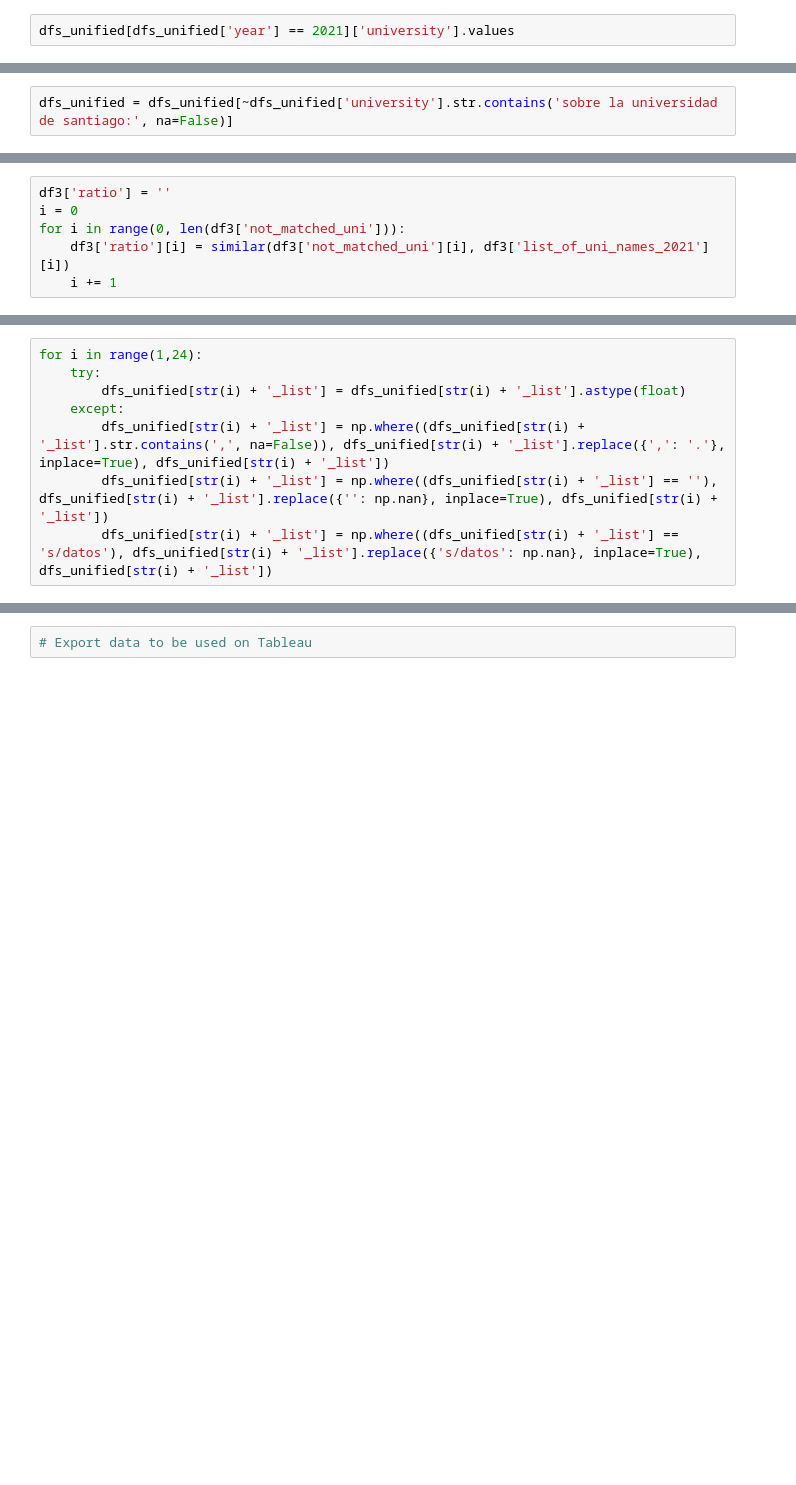
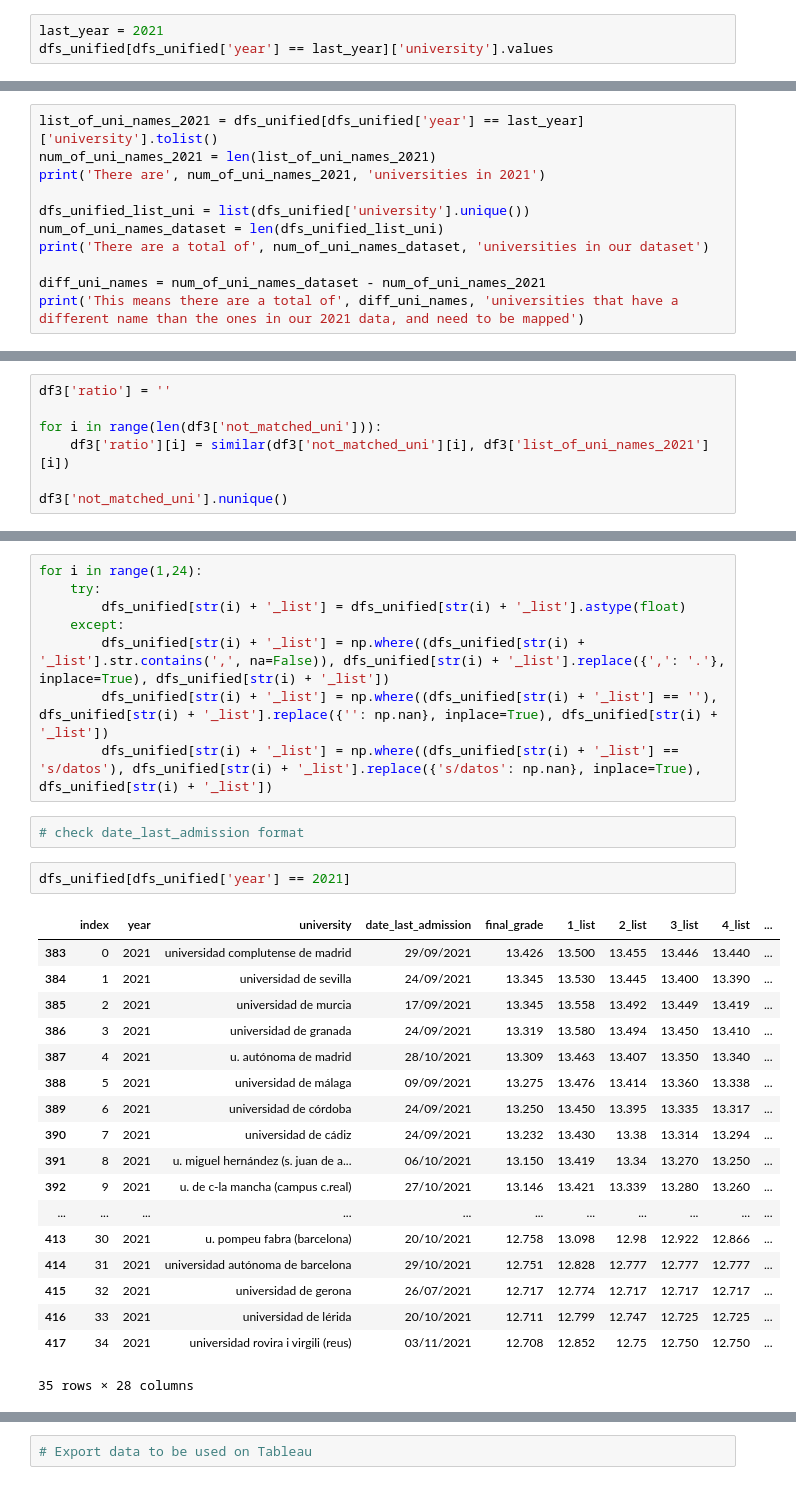
Before and after one commit to MiguelMonederoRubio/MasterDataScience_FinalProject_TFM, a Jupyter notebook: Prediction_Medicine_Selectivity_Scores.ipynb, the cells around one changed output, grey strips where cells are left out. Cells and saved outputs as stored; diff of their text form; blank space fills up the shorter version.

```diff
--- a/Prediction_Medicine_Selectivity_Scores.ipynb
+++ b/Prediction_Medicine_Selectivity_Scores.ipynb
@@ -227,7 +207,8 @@ print(dfs_unified[dfs_unified['university'].isnull()].shape)
 # %%
 dfs_unified['university'] = dfs_unified['university'].str.lower()
 # %%
-dfs_unified[dfs_unified['year'] == 2021]['university'].values
+last_year = 2021
+dfs_unified[dfs_unified['year'] == last_year]['university'].values
 # %% [output]
 array(['universidad complutense de madrid', 'universidad de sevilla',
        'universidad de murcia', 'universidad de granada',
@@ -338,2 +229,0 @@ len(list_of_uni_names_2021)
-# %%
-dfs_unified = dfs_unified[~dfs_unified['university'].str.contains('sobre la universidad de santiago:', na=False)]
@@ -345,0 +230,11 @@ len(dfs_unified_list_uni)
+# %%
+list_of_uni_names_2021 = dfs_unified[dfs_unified['year'] == last_year]['university'].tolist()
+num_of_uni_names_2021 = len(list_of_uni_names_2021)
+print('There are', num_of_uni_names_2021, 'universities in 2021')
+
+dfs_unified_list_uni = list(dfs_unified['university'].unique())
+num_of_uni_names_dataset = len(dfs_unified_list_uni)
+print('There are a total of', num_of_uni_names_dataset, 'universities in our dataset')
+
+diff_uni_names = num_of_uni_names_dataset - num_of_uni_names_2021
+print('This means there are a total of', diff_uni_names, 'universities that have a different name than the ones in our 2021 data, and need to be mapped')
@@ -426,6 +282,7 @@ df3
 # %%
 df3['ratio'] = ''
-i = 0
-for i in range(0, len(df3['not_matched_uni'])):
+
+for i in range(len(df3['not_matched_uni'])):
     df3['ratio'][i] = similar(df3['not_matched_uni'][i], df3['list_of_uni_names_2021'][i])
-    i += 1
+
+df3['not_matched_uni'].nunique()
@@ -575,3 +369,26 @@ for i in range(1,24):
         dfs_unified[str(i) + '_list'] = np.where((dfs_unified[str(i) + '_list'].str.contains(',', na=False)), dfs_unified[str(i) + '_list'].replace({',': '.'}, inplace=True), dfs_unified[str(i) + '_list'])
         dfs_unified[str(i) + '_list'] = np.where((dfs_unified[str(i) + '_list'] == ''), dfs_unified[str(i) + '_list'].replace({'': np.nan}, inplace=True), dfs_unified[str(i) + '_list'])
         dfs_unified[str(i) + '_list'] = np.where((dfs_unified[str(i) + '_list'] == 's/datos'), dfs_unified[str(i) + '_list'].replace({'s/datos': np.nan}, inplace=True), dfs_unified[str(i) + '_list'])
+# %%
+# check date_last_admission format
+# %%
+dfs_unified[dfs_unified['year'] == 2021]
+# %% [output]
+|  | index | year | university | date_last_admission | final_grade | 1_list | 2_list | 3_list | 4_list | ... |
+| 383 | 0 | 2021 | universidad complutense de madrid | 29/09/2021 | 13.426 | 13.500 | 13.455 | 13.446 | 13.440 | ... |
+| 384 | 1 | 2021 | universidad de sevilla | 24/09/2021 | 13.345 | 13.530 | 13.445 | 13.400 | 13.390 | ... |
+| 385 | 2 | 2021 | universidad de murcia | 17/09/2021 | 13.345 | 13.558 | 13.492 | 13.449 | 13.419 | ... |
+| 386 | 3 | 2021 | universidad de granada | 24/09/2021 | 13.319 | 13.580 | 13.494 | 13.450 | 13.410 | ... |
+| 387 | 4 | 2021 | u. autónoma de madrid | 28/10/2021 | 13.309 | 13.463 | 13.407 | 13.350 | 13.340 | ... |
+| 388 | 5 | 2021 | universidad de málaga | 09/09/2021 | 13.275 | 13.476 | 13.414 | 13.360 | 13.338 | ... |
+| 389 | 6 | 2021 | universidad de córdoba | 24/09/2021 | 13.250 | 13.450 | 13.395 | 13.335 | 13.317 | ... |
+| 390 | 7 | 2021 | universidad de cádiz | 24/09/2021 | 13.232 | 13.430 | 13.38 | 13.314 | 13.294 | ... |
+| 391 | 8 | 2021 | u. miguel hernández (s. juan de a... | 06/10/2021 | 13.150 | 13.419 | 13.34 | 13.270 | 13.250 | ... |
+| 392 | 9 | 2021 | u. de c-la mancha (campus c.real) | 27/10/2021 | 13.146 | 13.421 | 13.339 | 13.280 | 13.260 | ... |
+| ... | ... | ... | ... | ... | ... | ... | ... | ... | ... | ... |
+| 413 | 30 | 2021 | u. pompeu fabra (barcelona) | 20/10/2021 | 12.758 | 13.098 | 12.98 | 12.922 | 12.866 | ... |
+| 414 | 31 | 2021 | universidad autónoma de barcelona | 29/10/2021 | 12.751 | 12.828 | 12.777 | 12.777 | 12.777 | ... |
+| 415 | 32 | 2021 | universidad de gerona | 26/07/2021 | 12.717 | 12.774 | 12.717 | 12.717 | 12.717 | ... |
+| 416 | 33 | 2021 | universidad de lérida | 20/10/2021 | 12.711 | 12.799 | 12.747 | 12.725 | 12.725 | ... |
+| 417 | 34 | 2021 | universidad rovira i virgili (reus) | 03/11/2021 | 12.708 | 12.852 | 12.75 | 12.750 | 12.750 | ... |
+35 rows × 28 columns
```
Also changed, not shown: parts of 122 cells of this notebook, 14 other files.
